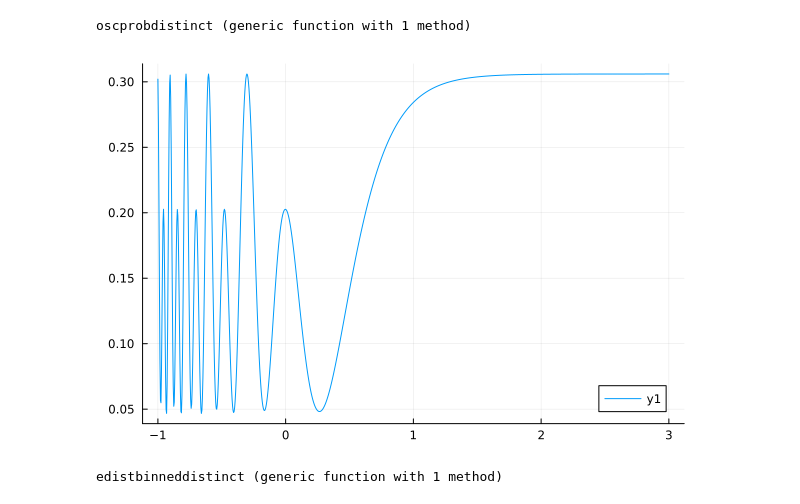
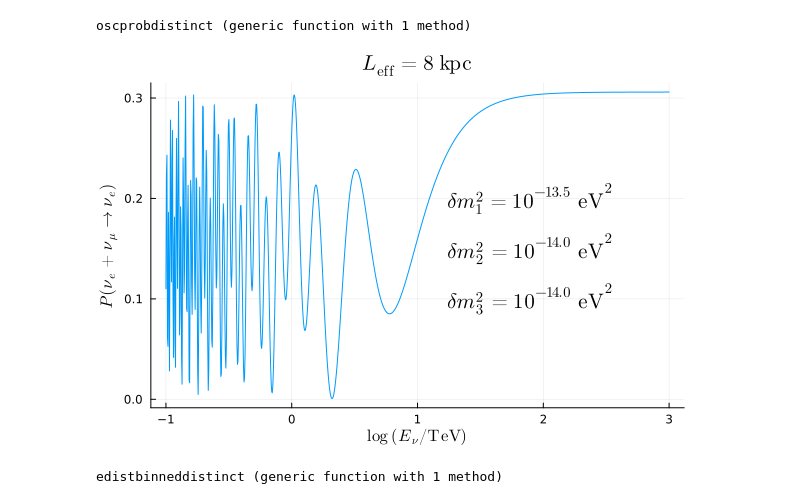
Before and after one commit to mymacd2/pseudo-Dirac-summer-research, a Jupyter notebook: GC_calcs/distinct_dm2_vals.ipynb, the cells around one changed output. Drawn from its saved outputs; the diff is of its cells as text; code cells hidden in the pictures.

Commit message:
made plots, saved data

```diff
--- a/GC_calcs/distinct_dm2_vals.ipynb
+++ b/GC_calcs/distinct_dm2_vals.ipynb
@@ -31,21 +31,26 @@ oscprobdistinct (generic function with 1 method)
 # %%
 # Plotting the new oscillation probabilities
 
-dm2s = (10^(-14), 10^(-14.3), 10^(-14))
+dm2s = (10^(-13.5), 10^(-14), 10^(-14))
 
 leff = 8
 
 us = range(-1, 3, 1000)
 es = 10 .^ us
 
 oscprobs = oscprobdistinct.(es, dm2s[1], dm2s[2], dm2s[3], leff)
 
 plot(
     us,
-    oscprobs
+    oscprobs,
+    xlabel=L"\log~(E_{\nu} / \mathrm{TeV})",
+    ylabel=L"P(\nu_{e} + \nu_{\mu} \to \nu_{e})",
+    ann=[(1.9, 0.2, L"\delta m_1^2 = 10^{-13.5}~\mathrm{eV}^2"), (1.9, 0.15, L"\delta m_2^2 = 10^{-14.0}~\mathrm{eV}^2"), (1.9, 0.1, L"\delta m_3^2 = 10^{-14.0}~\mathrm{eV}^2")],
+    label=false,
+    title=L"L_{\mathrm{eff}} = 8~\mathrm{kpc}"
 )
 # %% [output]
-[figure, old version]
+[figure, new version]
 # %%
 # Redefining event distribution functions
 
```
Also changed, not shown: parts of 5 cells of this notebook, 4 other files.
